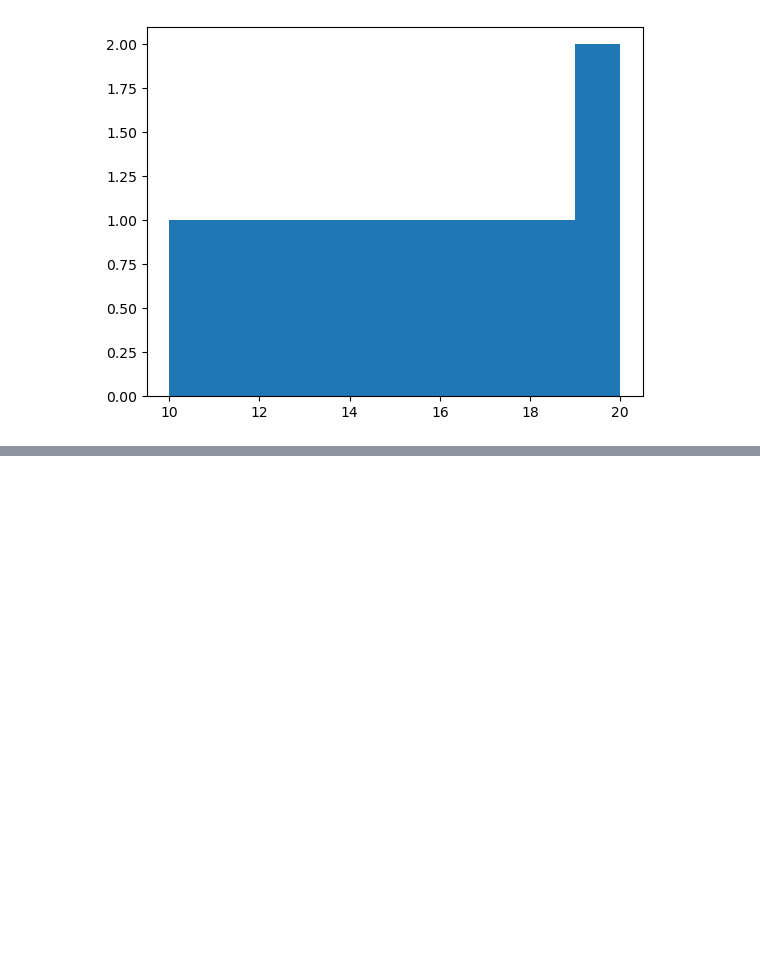
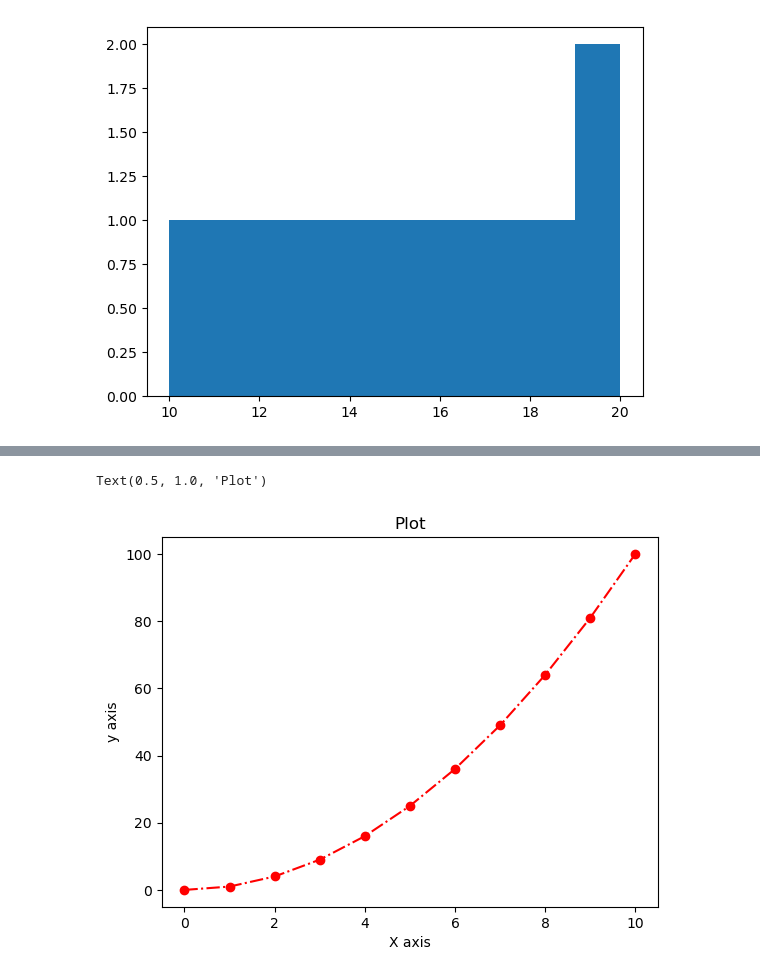
Before and after one commit to Aditya-Poddar/machineLearning, a Jupyter notebook: 06.Matplotlib.ipynb, the cells around one changed output, grey strips where cells are left out. Cells and saved outputs as stored; diff of their text form; code cells hidden in the pictures; blank space fills up the shorter version.

```diff
--- a/06.Matplotlib.ipynb
+++ b/06.Matplotlib.ipynb
@@ -67,0 +85,8 @@ plt.hist(y)
+# %%
+plt.plot(x,y,'ro-.')
+plt.xlabel("X axis")
+plt.ylabel('y axis')
+plt.title("Plot")
+# %% [output]
+Text(0.5, 1.0, 'Plot')
+[figure, added]
```
Also changed, not shown: parts of 20 cells of this notebook, 9 other files.
